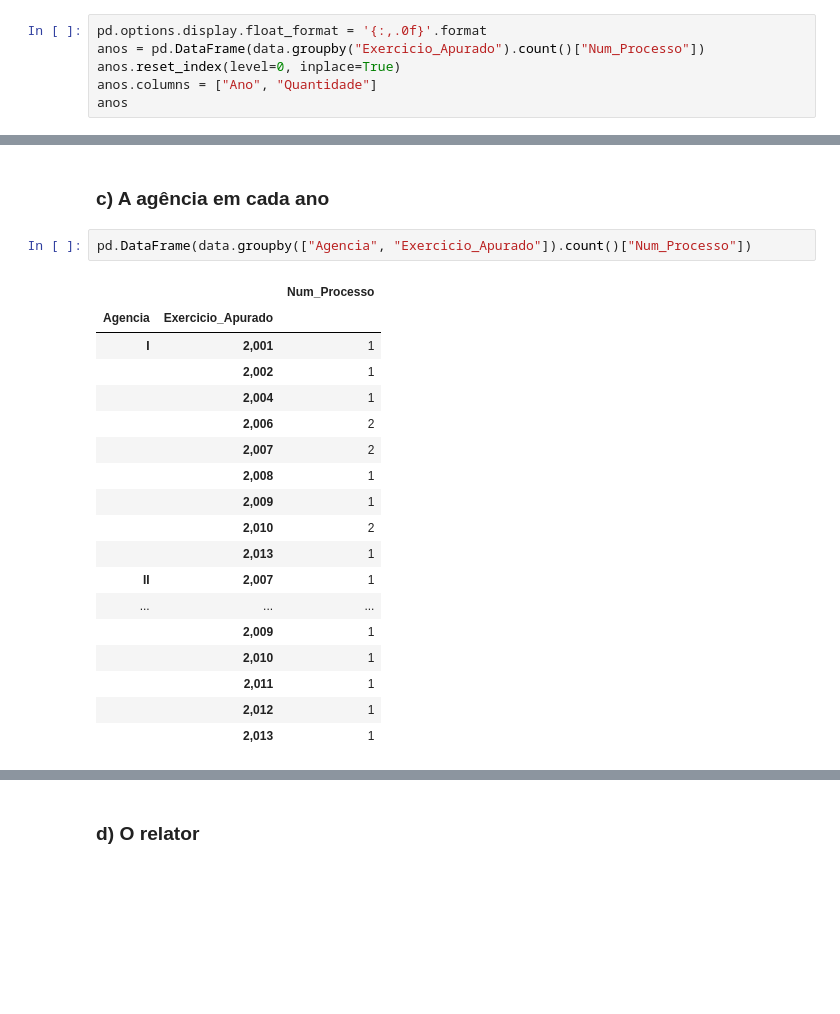
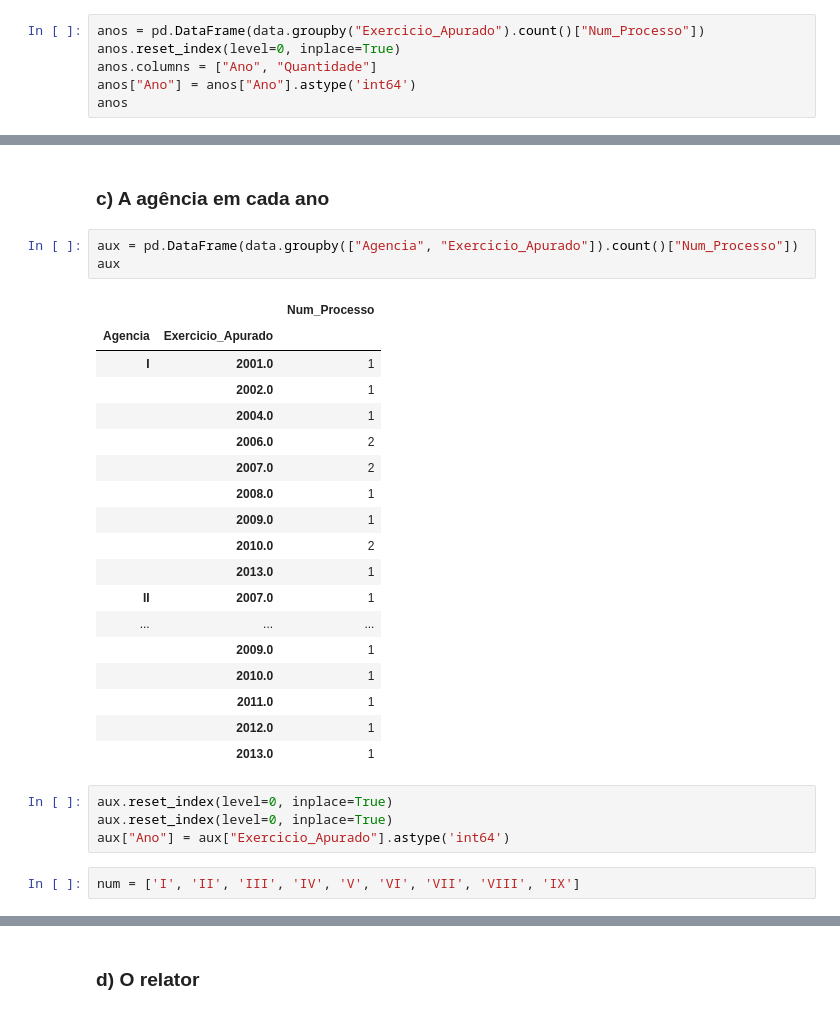
Before and after one commit to viguardieiro/FGV_CPDE_3EPS, a Jupyter notebook: Analyisis.ipynb, the cells around one changed output, grey strips where cells are left out. Saved outputs shown, nothing was run; the diff lists cells and outputs as text; blank space fills up the shorter version.

```diff
--- a/Analyisis.ipynb
+++ b/Analyisis.ipynb
@@ -84,10 +93,10 @@ Este gráfico é interativo. Caso tenha problemas em interagir, clique [aqui](ht
 # %% [markdown]
 ### b) O ano
 # %%
-pd.options.display.float_format = '{:,.0f}'.format
 anos = pd.DataFrame(data.groupby("Exercicio_Apurado").count()["Num_Processo"])
 anos.reset_index(level=0, inplace=True)
 anos.columns = ["Ano", "Quantidade"]
+anos["Ano"] = anos["Ano"].astype('int64')
 anos
 # %% [output]
 |  | Ano | Quantidade |
@@ -125,23 +142,30 @@ Este gráfico é interativo. Caso tenha problemas em interagir, clique [aqui](ht
 # %% [markdown]
 ### c) A agência em cada ano
 # %%
-pd.DataFrame(data.groupby(["Agencia", "Exercicio_Apurado"]).count()["Num_Processo"])
+aux = pd.DataFrame(data.groupby(["Agencia", "Exercicio_Apurado"]).count()["Num_Processo"])
+aux
 # %% [output]
 |  |  | Num_Processo |
 | Agencia | Exercicio_Apurado |  |
-| I | 2,001 | 1 |
-|  | 2,002 | 1 |
-|  | 2,004 | 1 |
-|  | 2,006 | 2 |
-|  | 2,007 | 2 |
-|  | 2,008 | 1 |
-|  | 2,009 | 1 |
-|  | 2,010 | 2 |
-|  | 2,013 | 1 |
-| II | 2,007 | 1 |
+| I | 2001.0 | 1 |
+|  | 2002.0 | 1 |
+|  | 2004.0 | 1 |
+|  | 2006.0 | 2 |
+|  | 2007.0 | 2 |
+|  | 2008.0 | 1 |
+|  | 2009.0 | 1 |
+|  | 2010.0 | 2 |
+|  | 2013.0 | 1 |
+| II | 2007.0 | 1 |
 | ... | ... | ... |
-|  | 2,009 | 1 |
-|  | 2,010 | 1 |
-|  | 2,011 | 1 |
-|  | 2,012 | 1 |
-|  | 2,013 | 1 |
+|  | 2009.0 | 1 |
+|  | 2010.0 | 1 |
+|  | 2011.0 | 1 |
+|  | 2012.0 | 1 |
+|  | 2013.0 | 1 |
+# %%
+aux.reset_index(level=0, inplace=True)
+aux.reset_index(level=0, inplace=True)
+aux["Ano"] = aux["Exercicio_Apurado"].astype('int64')
+# %%
+num = ['I', 'II', 'III', 'IV', 'V', 'VI', 'VII', 'VIII', 'IX']
```
Also changed, not shown: parts of 49 cells of this notebook.
